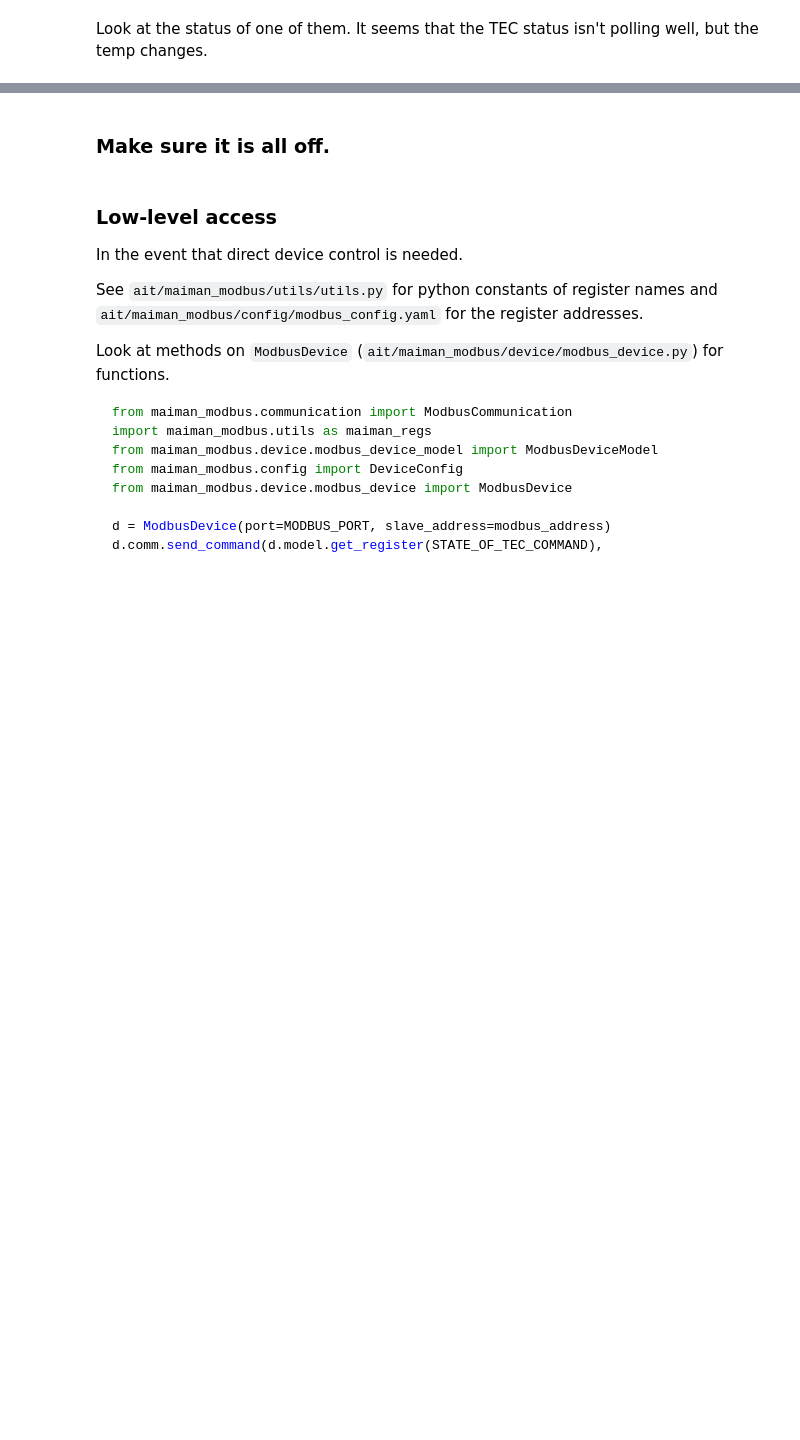
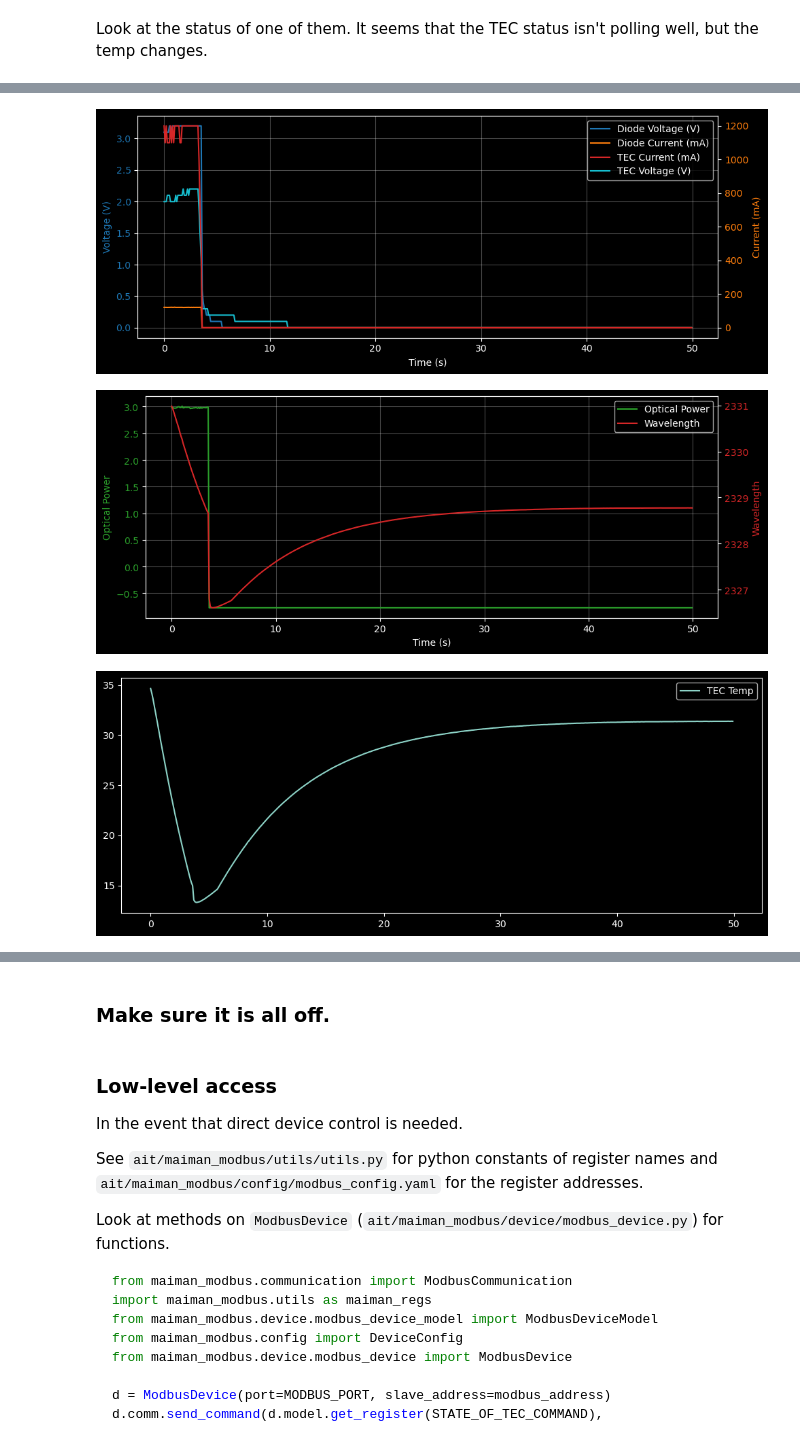
Before and after one commit to CaltechOpticalObservatories/hispec-fib, a Jupyter notebook: ait/photonic_testing/photonic_testing_template.ipynb, the cells around one changed output, grey strips where cells are left out. Saved outputs shown, nothing was run; the diff lists cells and outputs as text; code cells hidden in the pictures; blank space fills up the shorter version.

```diff
--- a/ait/photonic_testing/photonic_testing_template.ipynb
+++ b/ait/photonic_testing/photonic_testing_template.ipynb
@@ -46,3 +53,3 @@ for l in lasers.values(): l.shutdown()
 # %%
-lasers['2330'].set_current_as_percent(1, autooff=10)
+lasers['2330'].set_current_as_percent(1, autooff=0)
 # %% [output]
@@ -55,0 +104,2 @@ Look at the status of one of them. It seems that the TEC status isn't polling we
+# %%
+data = lasers['2330'].tune_and_monitor(1,2329*u.nm, duration_s=50, maximum_power_shift=.1, autooff=0, apply=True, cadence_hz=10)
@@ -56 +114,67 @@ Look at the status of one of them. It seems that the TEC status isn't polling we
+# %%
+x=data.get_data()
+pwr, wave = Laser.compute_power_and_wavelength(lasers['2330'].laser_properties, x['tec_temp_c'], x['diode_current_ma'])
+
+
+t = x["t_s"]
+
+# --- Plot 1: Electrical (2 y-axes) ---
+fig1, ax_v = plt.subplots(figsize=(10, 4))
+
+# Left axis: voltage
+l1 = ax_v.plot(t, x["diode_voltage_v"], color="tab:blue", label="Diode Voltage (V)")
+l3 = ax_v.plot(t, x["tec_voltage_v"], color="tab:cyan", label="TEC Voltage (V)")
+ax_v.set_xlabel("Time (s)")
+ax_v.set_ylabel("Voltage (V)", color="tab:blue")
+ax_v.tick_params(axis="y", labelcolor="tab:blue")
+ax_v.grid(True, alpha=0.3)
+
+# Right axis: current
+ax_i = ax_v.twinx()
+l2 = ax_i.plot(t, x["diode_current_ma"], color="tab:orange", label="Diode Current (mA)")
+l4 = ax_i.plot(t, x["tec_current_a"]*1000, color="tab:red", label="TEC Current (mA)" )
+ax_i.set_ylabel("Current (mA)", color="tab:orange")
+ax_i.tick_params(axis="y", labelcolor="tab:orange")
+# ax_i.set_xlim(0,10)
+
+# Combined legend
+lines = l1 + l2 + l4 + l3
+labels = [ln.get_label() for ln in lines]
+ax_v.legend(lines, labels, loc="best")
+
+fig1.tight_layout()
+
+
+# --- Plot 2: Optical (2 y-axes) ---
+fig2, ax_p = plt.subplots(figsize=(10, 4))
+
+# Left axis: optical power
+l3 = ax_p.plot(t, pwr, color="tab:green", label="Optical Power")
+ax_p.set_xlabel("Time (s)")
+ax_p.set_ylabel("Optical Power", color="tab:green")
+ax_p.tick_params(axis="y", labelcolor="tab:green")
+ax_p.grid(True, alpha=0.3)
+
+# Right axis: wavelength
+ax_w = ax_p.twinx()
+l4 = ax_w.plot(t, wave, color="tab:red", label="Wavelength")
+ax_w.set_ylabel("Wavelength", color="tab:red")
+ax_w.tick_params(axis="y", labelcolor="tab:red")
+
+# Combined legend
+lines = l3 + l4
+labels = [ln.get_label() for ln in lines]
+ax_p.legend(lines, labels, loc="best")
+
+fig2.tight_layout()
+
+plt.subplots(figsize=(10, 4))
+plt.plot(t, x['tec_temp_c'], label='TEC Temp')
+plt.legend()
+plt.tight_layout()
+plt.show()
+# %% [output]
+[figure, added]
+[figure, added]
+[figure, added]
 # %%
```
Also changed, not shown: parts of 9 cells of this notebook.
